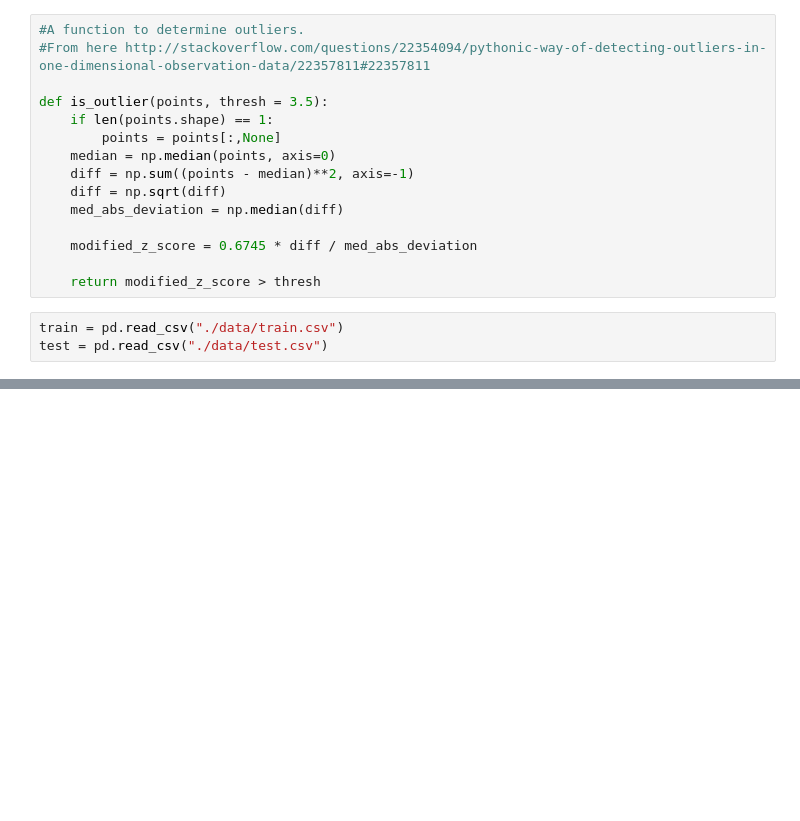
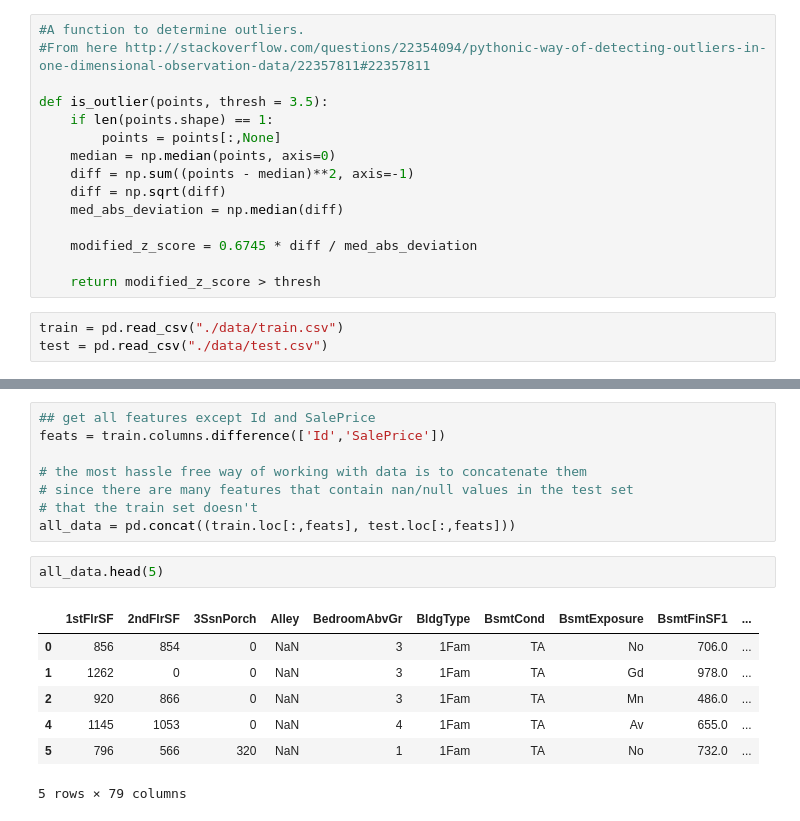
Before and after one commit to Jeeva-Ganesan/HousePricePrediction, a Jupyter notebook: HousePricePrediction.ipynb, the cells around one changed output, grey strips where cells are left out. Drawn from its saved outputs; the diff is of its cells as text; blank space fills up the shorter version.

```diff
--- a/HousePricePrediction.ipynb
+++ b/HousePricePrediction.ipynb
@@ -30,0 +49,18 @@ test = pd.read_csv("./data/test.csv")
+# %%
+## get all features except Id and SalePrice
+feats = train.columns.difference(['Id','SalePrice'])
+
+# the most hassle free way of working with data is to concatenate them
+# since there are many features that contain nan/null values in the test set
+# that the train set doesn't
+all_data = pd.concat((train.loc[:,feats], test.loc[:,feats]))
+# %%
+all_data.head(5)
+# %% [output]
+|  | 1stFlrSF | 2ndFlrSF | 3SsnPorch | Alley | BedroomAbvGr | BldgType | BsmtCond | BsmtExposure | BsmtFinSF1 | ... |
+| 0 | 856 | 854 | 0 | NaN | 3 | 1Fam | TA | No | 706.0 | ... |
+| 1 | 1262 | 0 | 0 | NaN | 3 | 1Fam | TA | Gd | 978.0 | ... |
+| 2 | 920 | 866 | 0 | NaN | 3 | 1Fam | TA | Mn | 486.0 | ... |
+| 4 | 1145 | 1053 | 0 | NaN | 4 | 1Fam | TA | Av | 655.0 | ... |
+| 5 | 796 | 566 | 320 | NaN | 1 | 1Fam | TA | No | 732.0 | ... |
+5 rows × 79 columns
```
Also changed, not shown: parts of 10 cells of this notebook.
